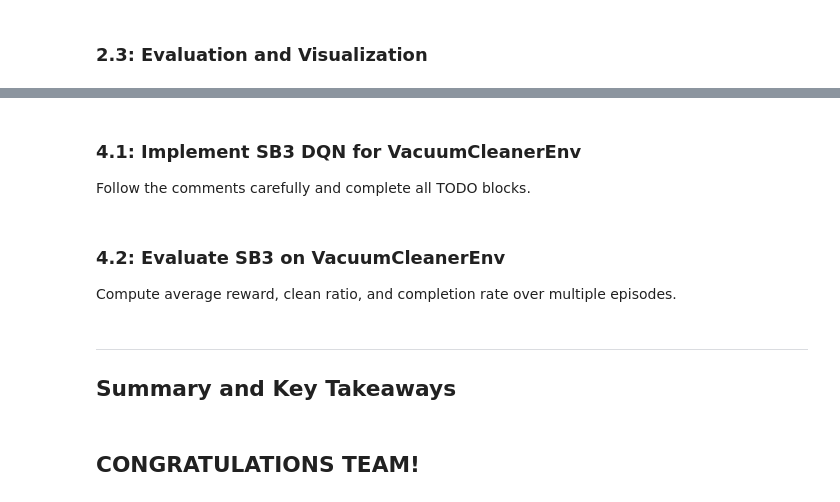
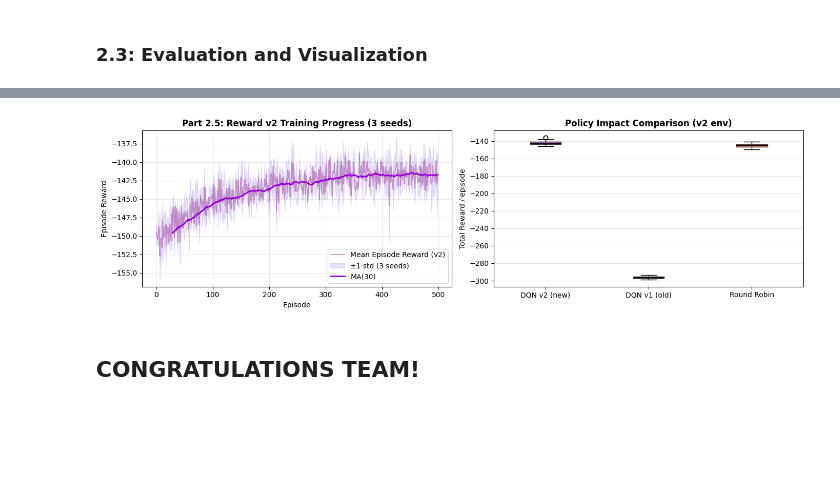
Before and after one commit to vantai13/Reinforcement-Learning, a Jupyter notebook: huuluan/LAB03/Lab3.2-st.ipynb, the cells around one changed output, grey strips where cells are left out. Saved outputs shown, nothing was run; the diff lists cells and outputs as text; code cells hidden in the pictures; blank space fills up the shorter version.

```diff
--- a/huuluan/LAB03/Lab3.2-st.ipynb
+++ b/huuluan/LAB03/Lab3.2-st.ipynb
@@ -1790,4 +1049,0 @@ Focus on:
-# %% [markdown]
-### 4.1: Implement SB3 DQN for VacuumCleanerEnv
-
-Follow the comments carefully and complete all TODO blocks.
@@ -1817,4 +1049,0 @@ print("Training finished (if implemented).")
-# %% [markdown]
-### 4.2: Evaluate SB3 on VacuumCleanerEnv
-
-Compute average reward, clean ratio, and completion rate over multiple episodes.
@@ -1834,7 +1050,45 @@ print("Please complete evaluation code for Part 4.")
-# %% [markdown]
----
-
-## Summary and Key Takeaways
+# %%
+
+fig, axes = plt.subplots(1, 2, figsize=(14, 4))
+
+# Plot 1: mean training curve across seeds + MA(30)
+axes[0].plot(v2_rewards_mean, alpha=0.35, label='Mean Episode Reward (v2)', color='purple')
+axes[0].fill_between(
+    range(len(v2_rewards_mean)),
+    v2_rewards_mean - v2_rewards_std,
+    v2_rewards_mean + v2_rewards_std,
+    alpha=0.2, color='mediumpurple', label='±1 std (3 seeds)'
+)
+ma_window = 30
+ma_v2 = np.convolve(v2_rewards_mean, np.ones(ma_window) / ma_window, mode='valid')
+axes[0].plot(range(ma_window - 1, len(v2_rewards_mean)), ma_v2,
+             label=f'MA({ma_window})', color='darkviolet', linewidth=2)
+axes[0].set_xlabel('Episode')
+axes[0].set_ylabel('Episode Reward')
+axes[0].set_title('Part 2.5: Reward v2 Training Progress (3 seeds)', fontsize=12, fontweight='bold')
+axes[0].legend()
+axes[0].grid(True, alpha=0.3)
+
+# Plot 2: 3-way boxplot — DQN_v2 (mới) vs DQN_v1_basic (cũ) vs RoundRobin
+data_box   = [df_dqn_v2['total_reward'].values,
+              df_dqn_v1_impact['total_reward'].values,
+              df_rr_impact['total_reward'].values]
+labels_box = ['DQN v2 (new)', 'DQN v1 (old)', 'Round Robin']
+colors_box = ['#9C27B0', '#2196F3', '#FF5722']
+bp = axes[1].boxplot(data_box, tick_labels=labels_box, patch_artist=True,
+                     medianprops=dict(color='black', linewidth=2))
+for patch, clr in zip(bp['boxes'], colors_box):
+    patch.set_facecolor(clr)
+    patch.set_alpha(0.7)
+axes[1].set_ylabel('Total Reward / episode')
+axes[1].set_title('Policy Impact Comparison (v2 env)', fontsize=12, fontweight='bold')
+axes[1].grid(True, alpha=0.3, axis='y')
+
+plt.tight_layout()
+plt.show()
+plt.close(fig)
+# %% [output]
+[figure, added]
 # %% [markdown]
 ## CONGRATULATIONS TEAM!
 # %% [markdown]
```
Also changed, not shown: parts of 37 cells of this notebook, 32 other files.
